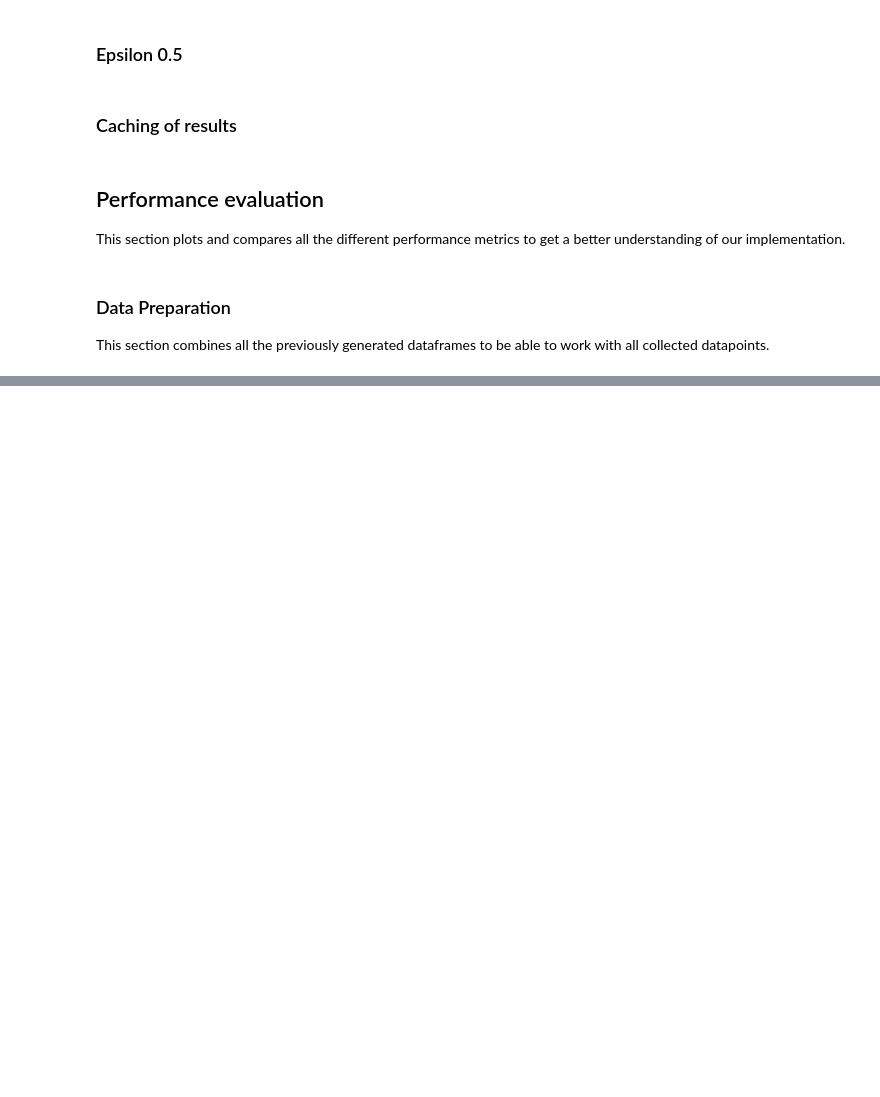
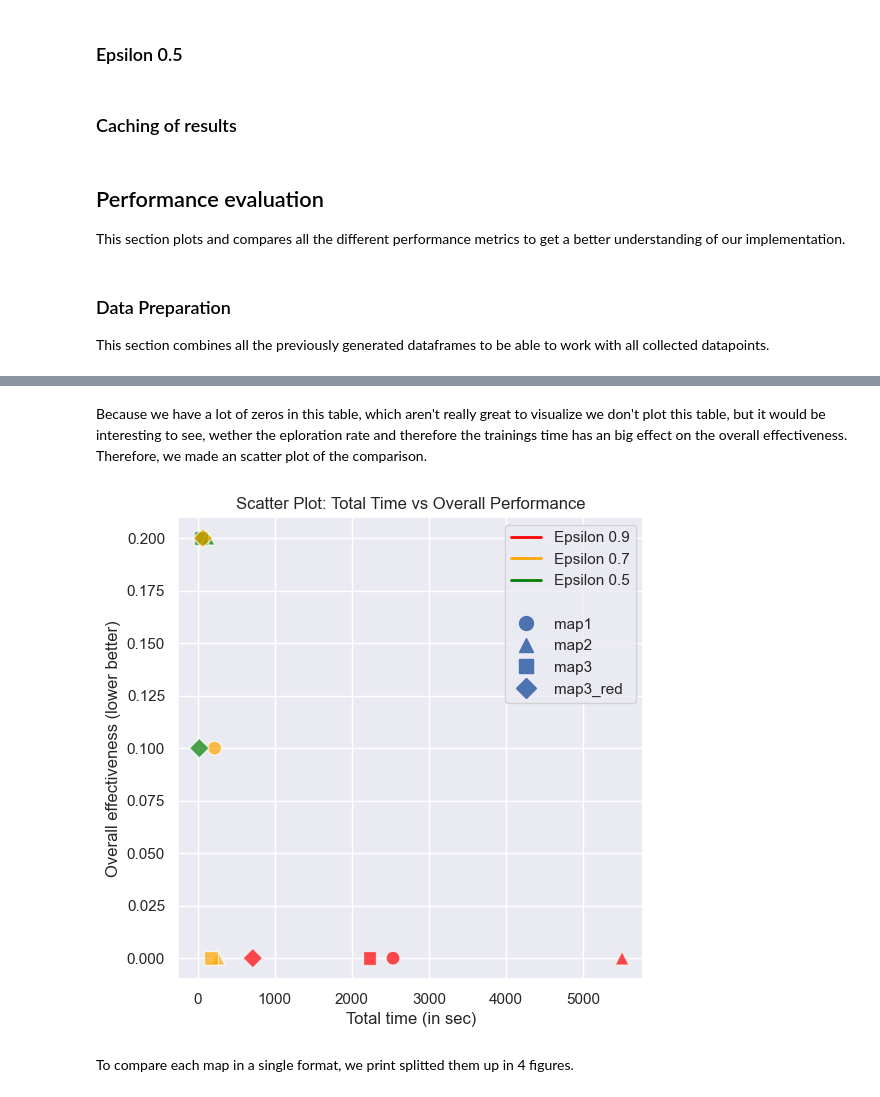
Before and after one commit to max-seeli/reinforce-path-explorer, a Jupyter notebook: train.ipynb, the cells around one changed output, grey strips where cells are left out. Cells and saved outputs as stored; diff of their text form; code cells hidden in the pictures; blank space fills up the shorter version.

```diff
--- a/train.ipynb
+++ b/train.ipynb
@@ -160,0 +159,6 @@ This section combines all the previously generated dataframes to be able to work
+# %%
+maps = ['map1', 'map2', 'map3', 'map3_red']
+df_total_times = pd.DataFrame(columns = ['map', 'epsilon', 'total_time'])
+df_epoch_times = pd.DataFrame(columns = ['map', 'epsilon', 'episode', 'epoch_time'])
+df_overall_effectiveness = pd.DataFrame(columns = ['map', 'epsilon', 'overall_effectiveness'])
+df_checkpoint_effectiveness = pd.DataFrame(columns = ['map', 'epsilon', 'episode', 'checkpoint_effectiveness'])
@@ -160,0 +230,33 @@ This section combines all the previously generated dataframes to be able to work
+# %% [markdown]
+Because we have a lot of zeros in this table, which aren't really great to visualize we don't plot this table, but it would be interesting to see, wether the eploration rate and therefore the trainings time has an big effect on the overall effectiveness. Therefore, we made an scatter plot of the comparison.
+# %%
+def plot_comparison_time_performance(df_total_times, df_overall_effectiveness):
+    df_merged = pd.merge(df_total_times, df_overall_effectiveness, on=['map', 'epsilon'])
+    plt.figure(figsize=(6, 6))
+    marker_dict = {'map1': 'o', 'map2': '^', 'map3': 's', 'map3_red': 'D'}
+
+    for map_name, marker in marker_dict.items():
+        map_df = df_merged[df_merged['map'] == map_name]
+        plt.scatter(map_df['total_time'], map_df['overall_effectiveness'], label=map_name, marker=marker, c=['green', 'orange', 'red'], s=100, alpha=0.7, edgecolors='w')
+
+    plt.xlabel('Total time (in sec)')
+    plt.ylabel('Overall effectiveness (lower better)')
+    plt.title('Scatter Plot: Total Time vs Overall Performance')
+
+    custom_lines = [Line2D([0], [0], color='red', lw=2),
+                    Line2D([0], [0], color='orange', lw=2),
+                    Line2D([0], [0], color='green', lw=2),
+                    Line2D([0], [0], color='green', lw=0),
+                    Line2D([0], [0], marker='o', markerfacecolor='b', markersize=10, lw=0),
+                    Line2D([0], [0], marker='^', markerfacecolor='b', markersize=10, lw=0),
+                    Line2D([0], [0], marker='s', markerfacecolor='b', markersize=10, lw=0),
+                    Line2D([0], [0], marker='D', markerfacecolor='b', markersize=10, lw=0)]
+
+    plt.gca().legend(custom_lines, ['Epsilon 0.9', 'Epsilon 0.7', 'Epsilon 0.5', ' ', 'map1', 'map2', 'map3', 'map3_red'])
+    plt.show()
+# %%
+plot_comparison_time_performance(df_total_times, df_overall_effectiveness)
+# %% [output]
+[figure, added]
+# %% [markdown]
+To compare each map in a single format, we print splitted them up in 4 figures.
```
Also changed, not shown: parts of 46 cells of this notebook, 4 other files.
